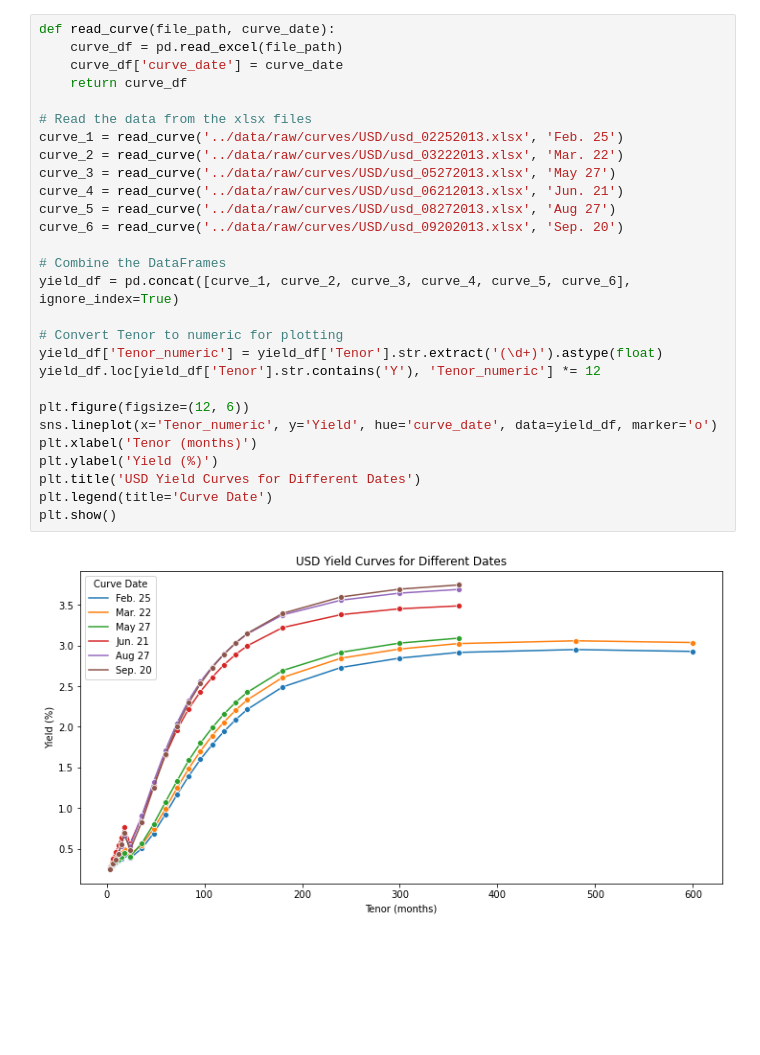
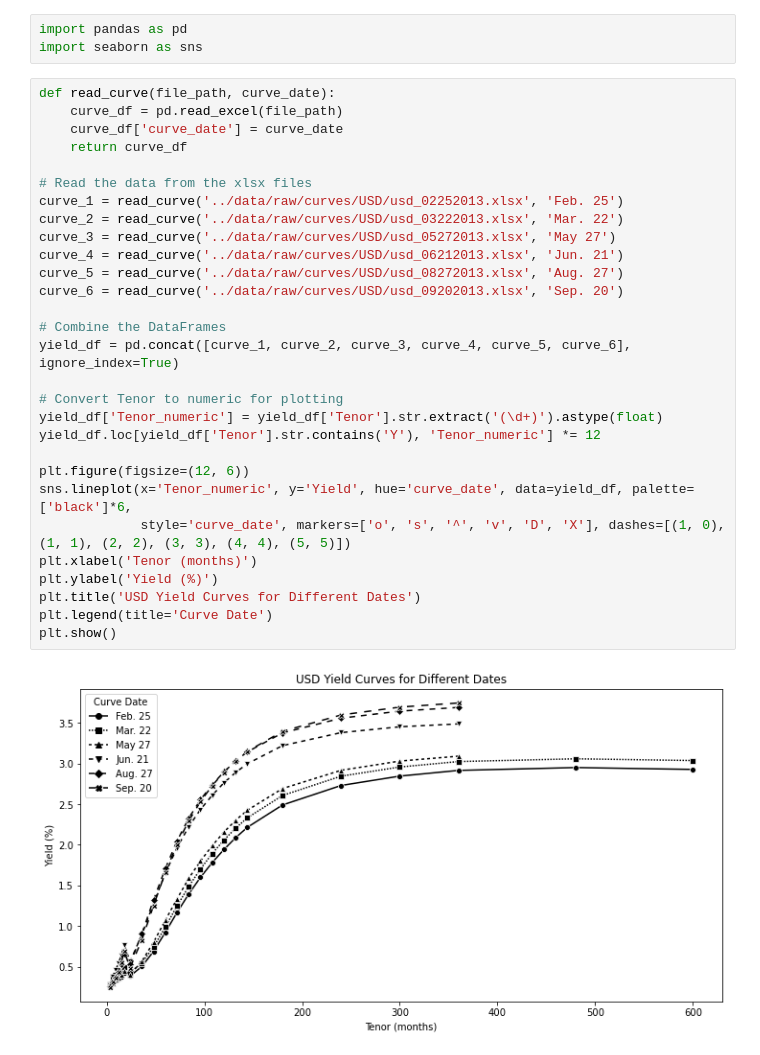
Before and after one commit to arnoblalam/irs-pricing-python, a Jupyter notebook: notebooks/explore_curves.ipynb, the cells around one changed output. Saved outputs shown, nothing was run; the diff lists cells and outputs as text; blank space fills up the shorter version.

```diff
--- a/notebooks/explore_curves.ipynb
+++ b/notebooks/explore_curves.ipynb
@@ -1,30 +1,34 @@
+# %%
+import pandas as pd
+import seaborn as sns
 # %%
 def read_curve(file_path, curve_date):
     curve_df = pd.read_excel(file_path)
     curve_df['curve_date'] = curve_date
     return curve_df
 
 # Read the data from the xlsx files
 curve_1 = read_curve('../data/raw/curves/USD/usd_02252013.xlsx', 'Feb. 25')
 curve_2 = read_curve('../data/raw/curves/USD/usd_03222013.xlsx', 'Mar. 22')
 curve_3 = read_curve('../data/raw/curves/USD/usd_05272013.xlsx', 'May 27')
 curve_4 = read_curve('../data/raw/curves/USD/usd_06212013.xlsx', 'Jun. 21')
-curve_5 = read_curve('../data/raw/curves/USD/usd_08272013.xlsx', 'Aug 27')
+curve_5 = read_curve('../data/raw/curves/USD/usd_08272013.xlsx', 'Aug. 27')
 curve_6 = read_curve('../data/raw/curves/USD/usd_09202013.xlsx', 'Sep. 20')
 
 # Combine the DataFrames
 yield_df = pd.concat([curve_1, curve_2, curve_3, curve_4, curve_5, curve_6], ignore_index=True)
 
 # Convert Tenor to numeric for plotting
 yield_df['Tenor_numeric'] = yield_df['Tenor'].str.extract('(\d+)').astype(float)
 yield_df.loc[yield_df['Tenor'].str.contains('Y'), 'Tenor_numeric'] *= 12
 
 plt.figure(figsize=(12, 6))
-sns.lineplot(x='Tenor_numeric', y='Yield', hue='curve_date', data=yield_df, marker='o')
+sns.lineplot(x='Tenor_numeric', y='Yield', hue='curve_date', data=yield_df, palette=['black']*6,
+             style='curve_date', markers=['o', 's', '^', 'v', 'D', 'X'], dashes=[(1, 0), (1, 1), (2, 2), (3, 3), (4, 4), (5, 5)])
 plt.xlabel('Tenor (months)')
 plt.ylabel('Yield (%)')
 plt.title('USD Yield Curves for Different Dates')
 plt.legend(title='Curve Date')
 plt.show()
 # %% [output]
-[figure, old version]
+[figure, new version]
```
Also changed, not shown: parts of 1 cell of this notebook.
